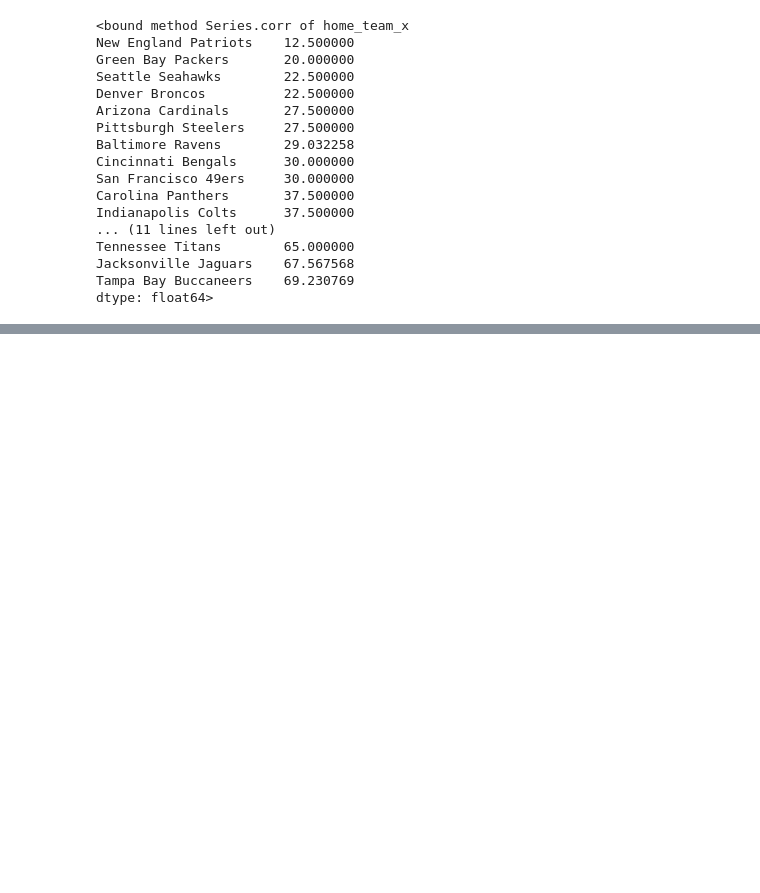
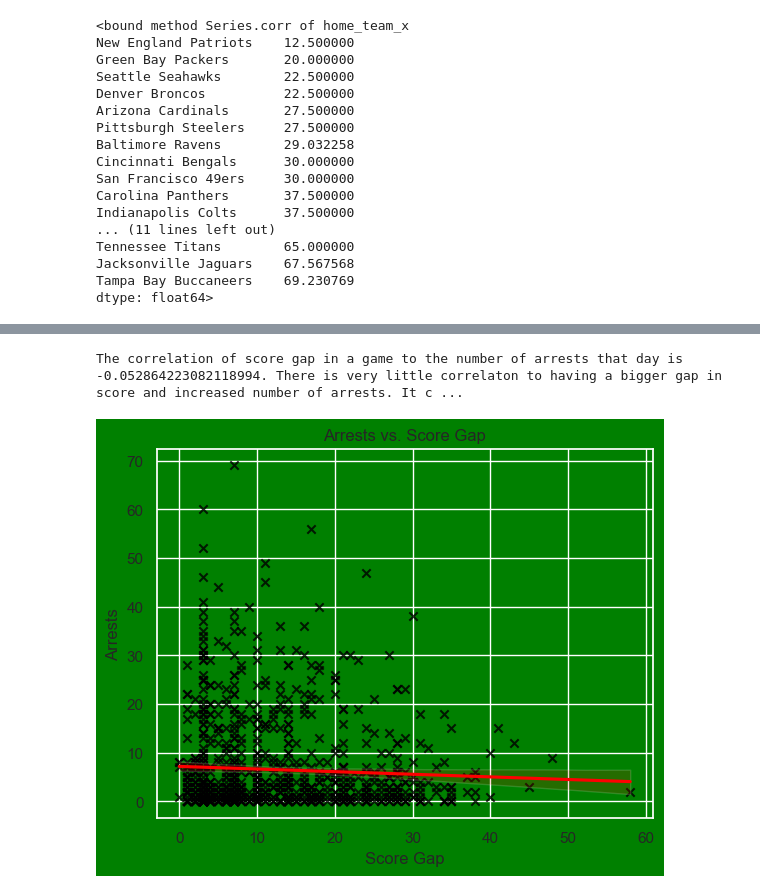
Before and after one commit to EmanPresley/SMU-Project-1-NFL-Arrests, a Jupyter notebook: Eman_work/Eman_work.ipynb, the cells around one changed output, grey strips where cells are left out. Drawn from its saved outputs; the diff is of its cells as text; code cells hidden in the pictures; blank space fills up the shorter version.

```diff
--- a/Eman_work/Eman_work.ipynb
+++ b/Eman_work/Eman_work.ipynb
@@ -273,30 +246,0 @@ dtype: float64>
-# %%
-#  How strong is home field advantage (correlation between home team and home team wins)
-fig, ax = plt.subplots(figsize=(10, 6))
-# Plot for the first graph (Win Percentage)
-# Plot for the second graph (Loss Percentage)
-sns.barplot(y=loss_perc.index, x=loss_perc.values, color='red', label='Loss', ax=ax)
-sns.barplot(y=win_perc.index, x=win_perc.values, color='tab:green', label='Win', ax=ax)
-ax.set_xlabel("Percent")
-ax.set_ylabel("Teams")
-ax.set_title("Home Win/Loss Comparison")
-ax.legend(frameon=False)
-sns.despine(bottom=True)
-sns.set_style("whitegrid")
-plt.show()
-
-fig, ax = plt.subplots(figsize=(9,6))
-# Plot for the first graph (Win Percentage)
-sns.barplot(y=win_perc.index, x=win_perc.values, color='tab:green', label='Win', ax=ax)
-# Plot for the second graph (Loss Percentage)
-sns.barplot(y=loss_perc.index, x=loss_perc.values, color='red', label='Loss', ax=ax)
-ax.set_xlabel("Percent")
-ax.set_ylabel("Teams")
-ax.set_title("Win/Loss Comparison")
-ax.legend(frameon=False)
-sns.despine(bottom=True)
-sns.set_style("whitegrid")
-plt.show()
-
-lw_corr = l.corr(w)
-print(f"The correlation of Home Wins to Home Losses is {lw_corr}. There is no correlaton to having homefield advantage and winning.")
@@ -306,0 +310,13 @@ The correlation of Home Wins to Home Losses is -1.0. There is no correlaton to h
+# %%
+# Are there any correlation between score gap and total number of arrests on that game day
+sns.set(rc= {'axes.facecolor':'green','figure.facecolor':'green'})
+sns.regplot(x="score_gap", y="arrests", data=filtered_df, marker='x',scatter_kws= {"color": "black"},line_kws={'color': 'red'}).set(title='Arrests vs. Score Gap', xlabel='Score Gap', ylabel='Arrests')
+;
+
+#add correlation coefficient to plot
+filtered_df['score_gap'].corr(filtered_df['arrests'])
+
+print(f"The correlation of score gap in a game to the number of arrests that day is {filtered_df['score_gap'].corr(filtered_df['arrests'])}. There is very little correlaton to having a bigger gap in score and increased number of arrests. It can then be theorized that the closer a game is to a tie, the more likely it is that arrests will be made.")
+# %% [output]
+The correlation of score gap in a game to the number of arrests that day is -0.052864223082118994. There is very little correlaton to having a bigger gap in score and increased number of arrests. It c ...
+[figure, added]
```
Also changed, not shown: parts of 8 cells of this notebook.
